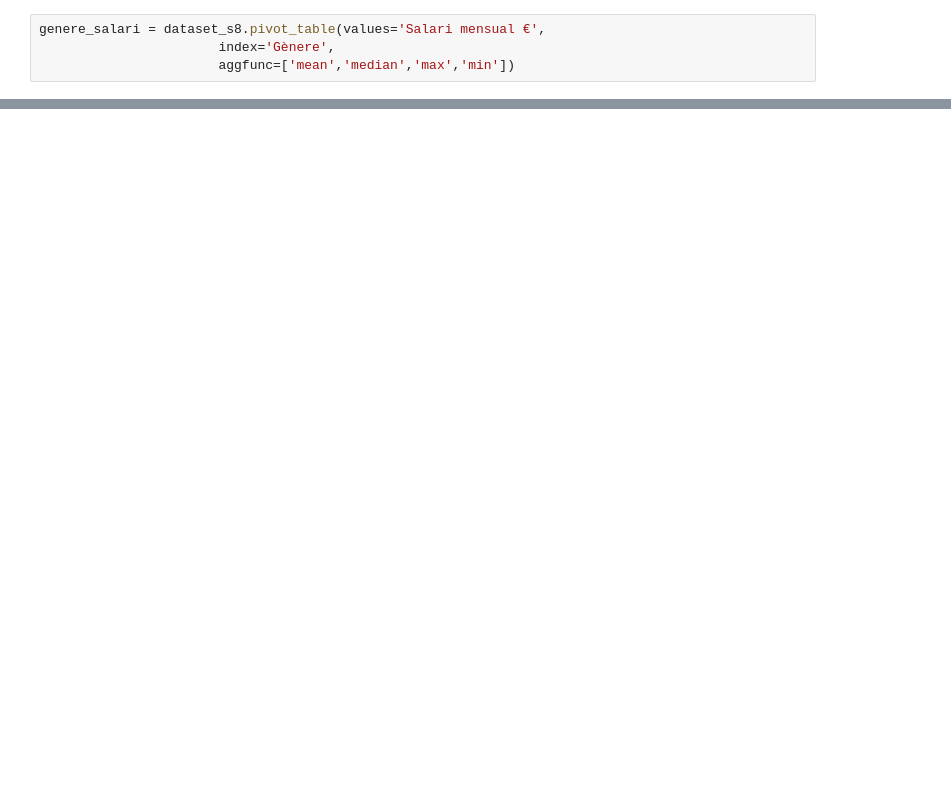
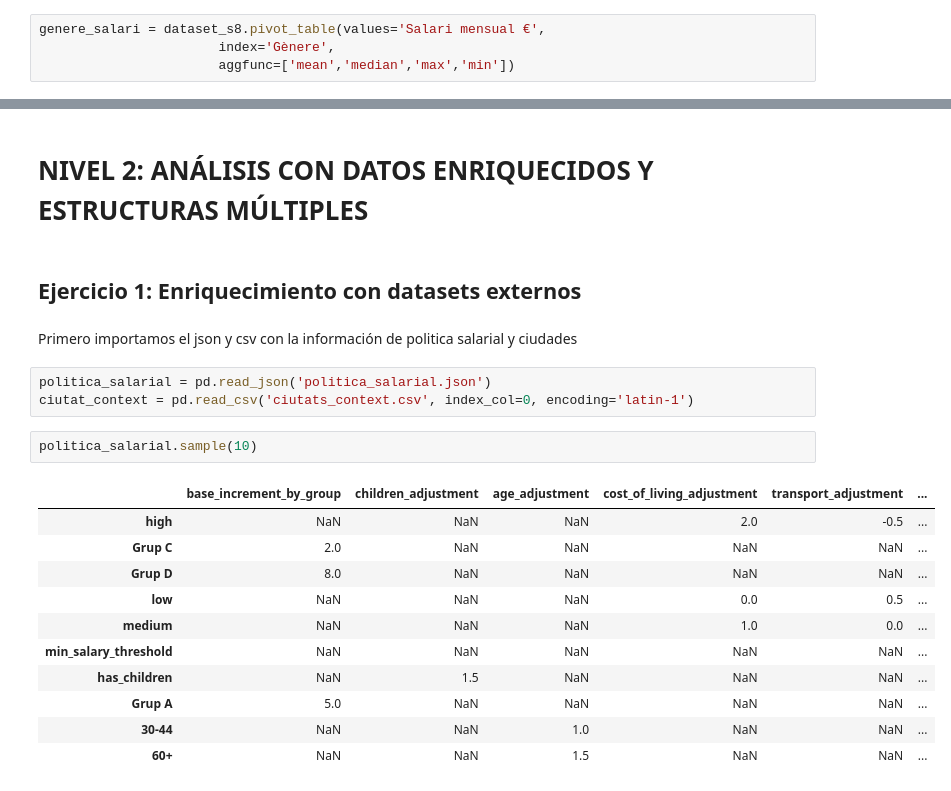
Before and after one commit to noelcarrionmatias/IT_Data, a Jupyter notebook: Especializacion/8_Sprint/ejercicios_s8.ipynb, the cells around one changed output, grey strips where cells are left out. Saved outputs shown, nothing was run; the diff lists cells and outputs as text; blank space fills up the shorter version.

```diff
--- a/Especializacion/8_Sprint/ejercicios_s8.ipynb
+++ b/Especializacion/8_Sprint/ejercicios_s8.ipynb
@@ -1756,0 +1816,23 @@ genere_salari
+# %% [markdown]
+# NIVEL 2: ANÁLISIS CON DATOS ENRIQUECIDOS Y ESTRUCTURAS MÚLTIPLES
+# %% [markdown]
+## Ejercicio 1: Enriquecimiento con datasets externos
+# %% [markdown]
+Primero importamos el json y csv con la información de politica salarial y ciudades
+# %%
+politica_salarial = pd.read_json('politica_salarial.json')
+ciutat_context = pd.read_csv('ciutats_context.csv', index_col=0, encoding='latin-1')
+# %%
+politica_salarial.sample(10)
+# %% [output]
+|  | base_increment_by_group | children_adjustment | age_adjustment | cost_of_living_adjustment | transport_adjustment | ... |
+| high | NaN | NaN | NaN | 2.0 | -0.5 | ... |
+| Grup C | 2.0 | NaN | NaN | NaN | NaN | ... |
+| Grup D | 8.0 | NaN | NaN | NaN | NaN | ... |
+| low | NaN | NaN | NaN | 0.0 | 0.5 | ... |
+| medium | NaN | NaN | NaN | 1.0 | 0.0 | ... |
+| min_salary_threshold | NaN | NaN | NaN | NaN | NaN | ... |
+| has_children | NaN | 1.5 | NaN | NaN | NaN | ... |
+| Grup A | 5.0 | NaN | NaN | NaN | NaN | ... |
+| 30-44 | NaN | NaN | 1.0 | NaN | NaN | ... |
+| 60+ | NaN | NaN | 1.5 | NaN | NaN | ... |
```
Also changed, not shown: parts of 51 cells of this notebook.
